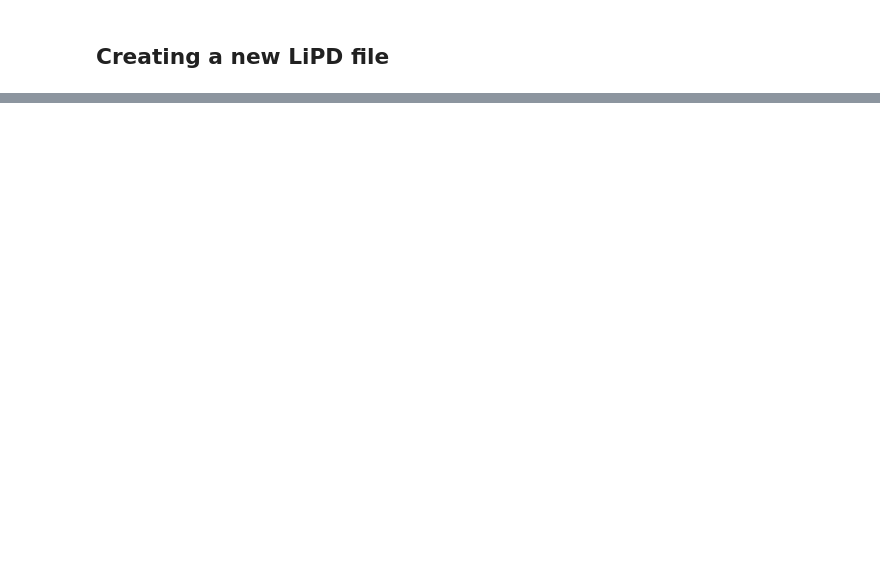
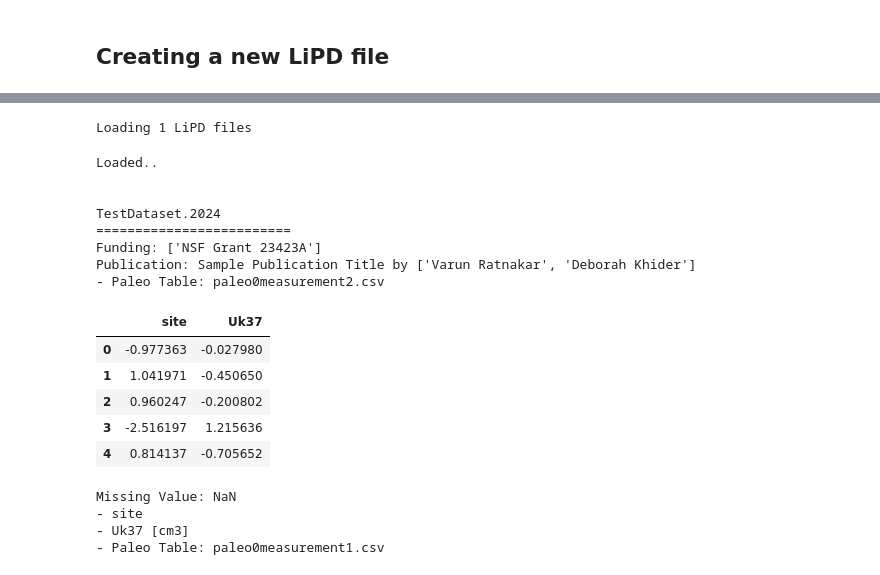
Before and after one commit to LinkedEarth/pylipd, a Jupyter notebook: examples/notebooks/oop_demo.ipynb, the cells around one changed output, grey strips where cells are left out. Saved outputs shown, nothing was run; the diff lists cells and outputs as text; code cells hidden in the pictures; blank space fills up the shorter version.

```diff
--- a/examples/notebooks/oop_demo.ipynb
+++ b/examples/notebooks/oop_demo.ipynb
@@ -421,0 +591,6 @@ Missing Value: nan
+# %%
+from pylipd.lipd import LiPD
+
+# Create a lipd from the newly created Dataset ds
+lipd1 = LiPD()
+lipd1.load_datasets([dataset1])
@@ -421,0 +627,10 @@ Missing Value: nan
+# %%
+query = """PREFIX le: <http://linked.earth/ontology#>
+    SELECT distinct ?archiveType WHERE {
+        ?ds a le:Dataset .
+        ?ds le:hasArchiveType ?archiveTypeObj .
+        ?archiveTypeObj rdfs:label ?archiveType .
+    }
+"""
+result, df = lipd1.query(query)
+df
@@ -421,0 +644,62 @@ Missing Value: nan
+# %%
+# Load and browse the newly created LiPD file
+from pylipd.classes.dataset import Dataset
+from pylipd.lipd import LiPD
+path = 'TestDataset.2024.lpd'
+D = LiPD()
+D.load(path)
+
+datasets = D.get_datasets()
+
+for ds in datasets:
+    # Now we can call individual function on the dataset to get its details
+    print("\n")
+    print(ds.getName())
+    print("=========================")
+    for funding in ds.getFundings():
+        if funding.getGrants():
+            print(f"Funding: {funding.getGrants()}")
+
+    for pub in ds.getPublications():
+        print(f"Publication: {pub.getTitle()} by {list(map(lambda x: x.getName(), pub.getAuthors()))}")
+
+    for pd in ds.getPaleoData():
+        for table in pd.getMeasurementTables():
+            print(f"- Paleo Table: {table.getFileName()}")
+
+            # Can get the dataframe for the whole table
+            df = table.getDataFrame(use_standard_names=True)
+            display(df.head())
+
+            # The returned dataframe also contains the attributes for the variables
+            for varname in df.attrs:
+                vardata = df.attrs[varname]
+                # print(varname, vardata)
+
+            # Can also get the variables one by one and make calls to their class functions
+            print(f"Missing Value: {table.getMissingValue()}")
+            for var in table.getVariables():
+                if var.getUnits():
+                    print(f"- {var.getName()} [{var.getUnits().getLabel()}]")
+                else:
+                    print(f"- {var.getName()}")
+# %% [output]
+Loading 1 LiPD files
+Loaded..
+
+
+TestDataset.2024
+=========================
+Funding: ['NSF Grant 23423A']
+Publication: Sample Publication Title by ['Varun Ratnakar', 'Deborah Khider']
+- Paleo Table: paleo0measurement2.csv
+|  | site | Uk37 |
+| 0 | -0.977363 | -0.027980 |
+| 1 | 1.041971 | -0.450650 |
+| 2 | 0.960247 | -0.200802 |
+| 3 | -2.516197 | 1.215636 |
+| 4 | 0.814137 | -0.705652 |
+Missing Value: NaN
+- site
+- Uk37 [cm3]
+- Paleo Table: paleo0measurement1.csv
```
Also changed, not shown: parts of 9 cells of this notebook, 1 other file.
